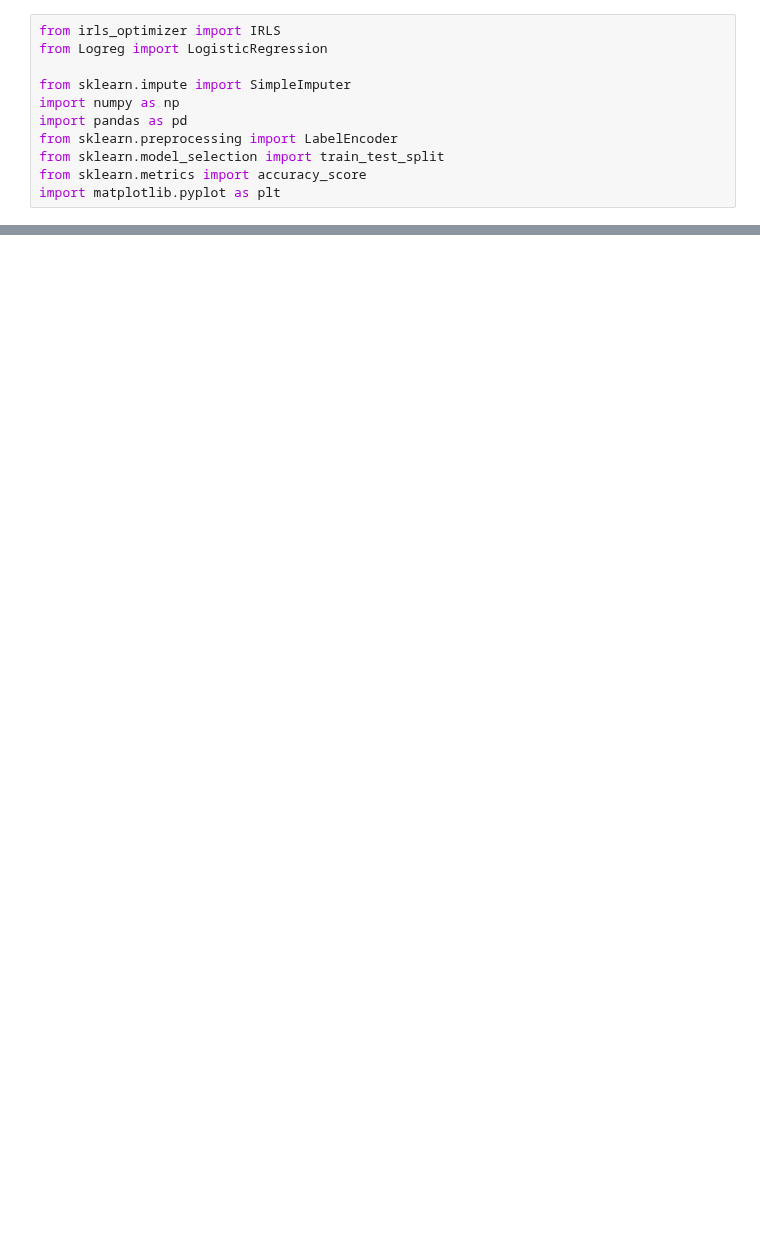
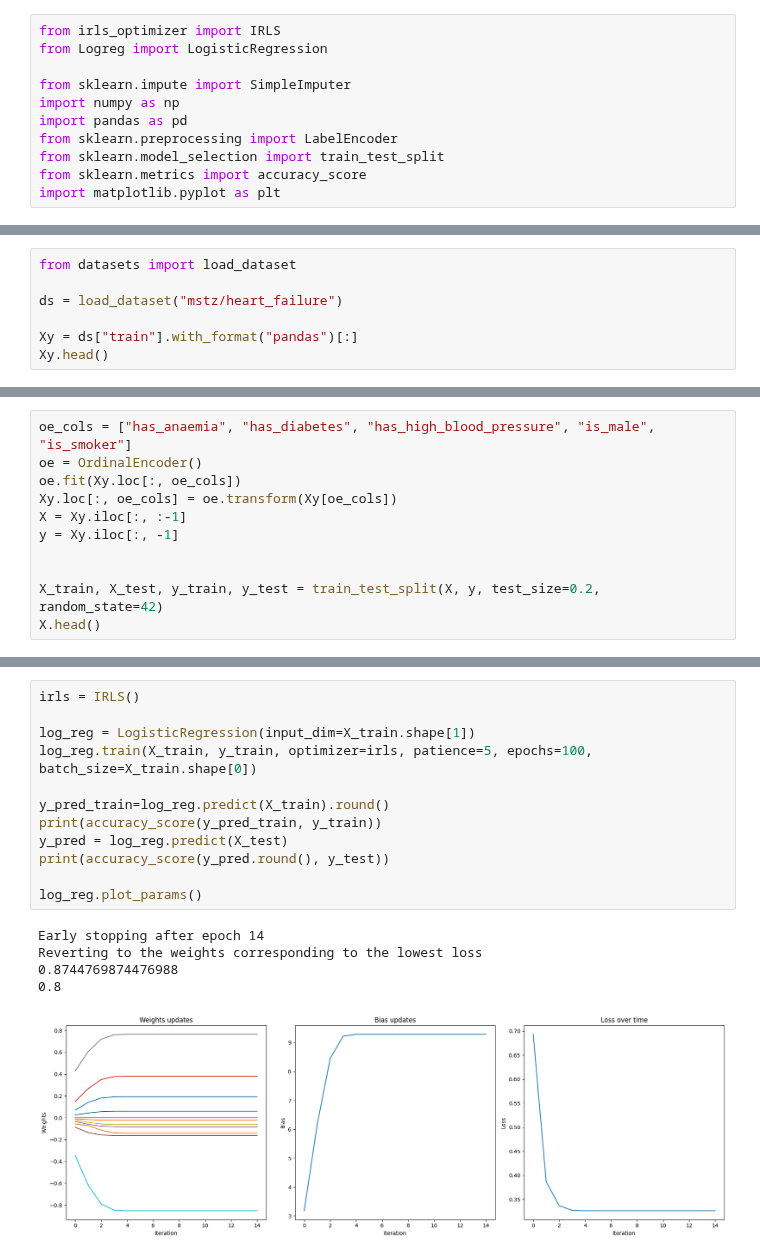
Before and after one commit to kozaka93/2024L-DSAdvancedML, a Jupyter notebook: projects/project1/group3/Narozniak_Czerwonski_Rucinski/src/IRLS example.ipynb, the cells around one changed output, grey strips where cells are left out. Cells and saved outputs as stored; diff of their text form; blank space fills up the shorter version.

```diff
--- a/projects/project1/group3/Narozniak_Czerwonski_Rucinski/src/IRLS example.ipynb
+++ b/projects/project1/group3/Narozniak_Czerwonski_Rucinski/src/IRLS example.ipynb
@@ -75,0 +108,7 @@ log_reg.weights_updates
+# %%
+from datasets import load_dataset
+
+ds = load_dataset("mstz/heart_failure")
+
+Xy = ds["train"].with_format("pandas")[:]
+Xy.head()
@@ -75,0 +122,11 @@ log_reg.weights_updates
+# %%
+oe_cols = ["has_anaemia", "has_diabetes", "has_high_blood_pressure", "is_male", "is_smoker"]
+oe = OrdinalEncoder()
+oe.fit(Xy.loc[:, oe_cols])
+Xy.loc[:, oe_cols] = oe.transform(Xy[oe_cols])
+X = Xy.iloc[:, :-1]
+y = Xy.iloc[:, -1]
+
+
+X_train, X_test, y_train, y_test = train_test_split(X, y, test_size=0.2, random_state=42)
+X.head()
@@ -75,0 +140,18 @@ log_reg.weights_updates
+# %%
+irls = IRLS()
+
+log_reg = LogisticRegression(input_dim=X_train.shape[1])
+log_reg.train(X_train, y_train, optimizer=irls, patience=5, epochs=100, batch_size=X_train.shape[0])
+
+y_pred_train=log_reg.predict(X_train).round()
+print(accuracy_score(y_pred_train, y_train))
+y_pred = log_reg.predict(X_test)
+print(accuracy_score(y_pred.round(), y_test))
+
+log_reg.plot_params()
+# %% [output]
+Early stopping after epoch 14
+Reverting to the weights corresponding to the lowest loss
+0.8744769874476988
+0.8
+[figure, added]
```
Also changed, not shown: parts of 24 cells of this notebook.
